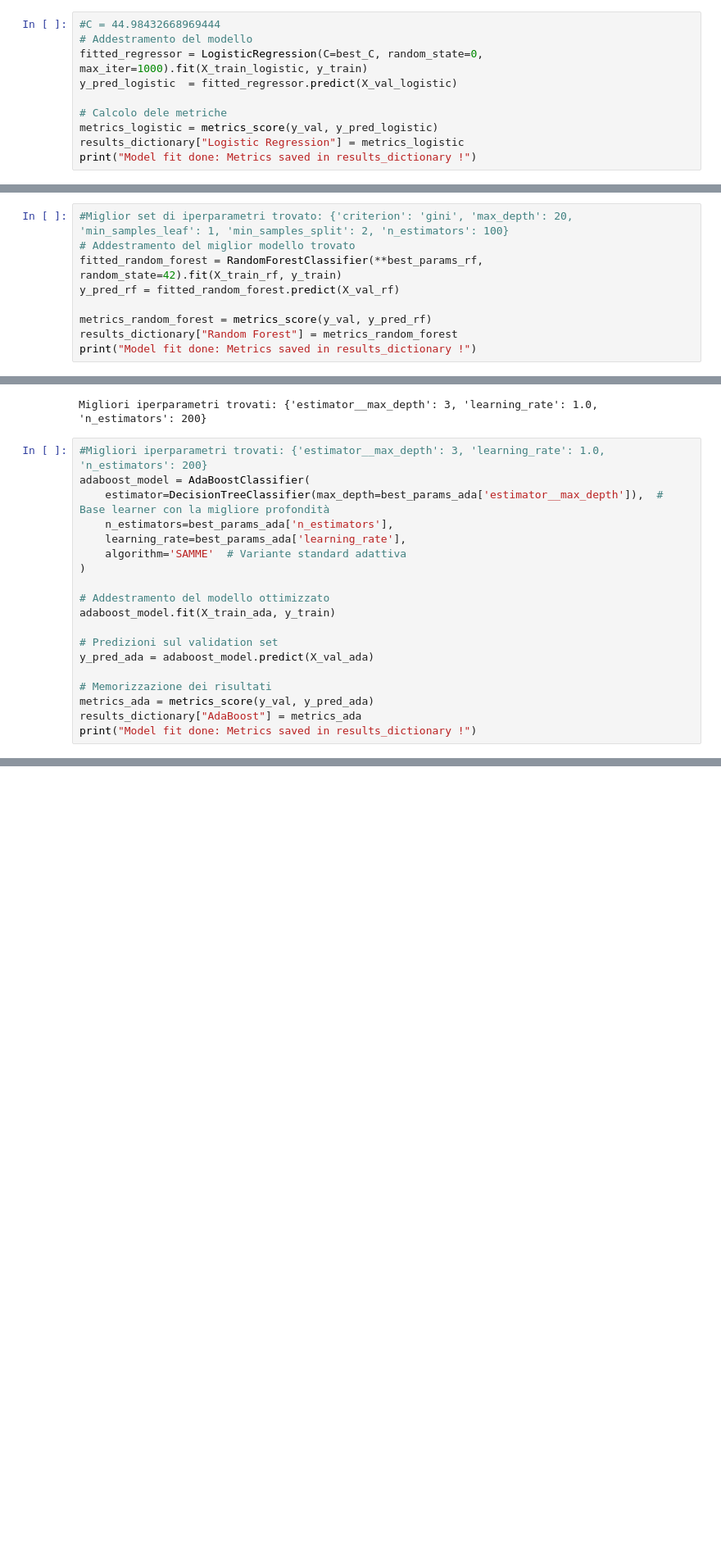
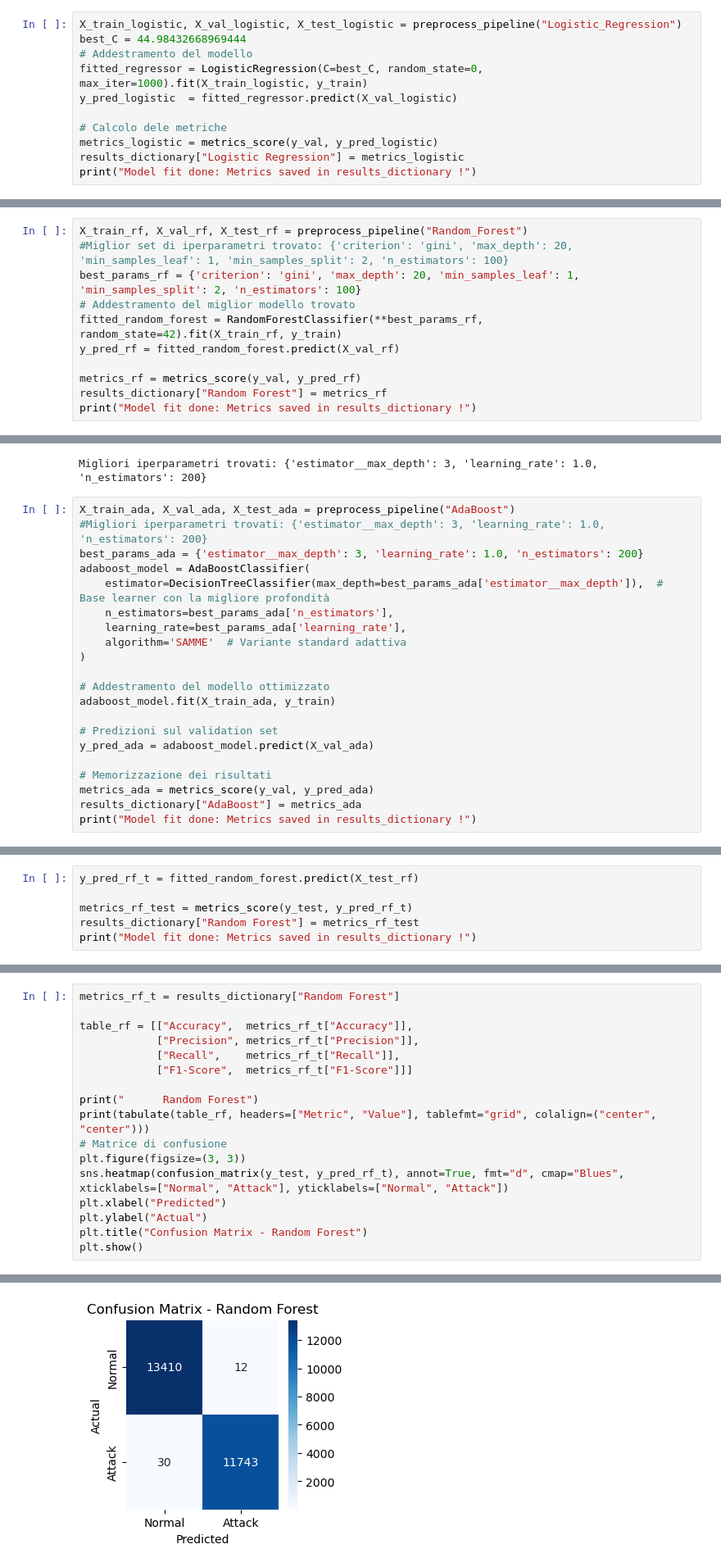
Before and after one commit to Alessio1100/ML_Intrusion_Detection, a Jupyter notebook: Intrusion_Detection_Binary.ipynb, the cells around one changed output, grey strips where cells are left out. Shown at 82% size. Saved outputs shown, nothing was run; the diff lists cells and outputs as text; blank space fills up the shorter version.

```diff
--- a/Intrusion_Detection_Binary.ipynb
+++ b/Intrusion_Detection_Binary.ipynb
@@ -778,7 +727,8 @@ print(f"Miglior valore di C trovato: {best_C}")
 Fitting 10 folds for each of 50 candidates, totalling 500 fits
 Miglior valore di C trovato: 44.98432668969444
 # %%
-#C = 44.98432668969444
+X_train_logistic, X_val_logistic, X_test_logistic = preprocess_pipeline("Logistic_Regression")
+best_C = 44.98432668969444
 # Addestramento del modello
 fitted_regressor = LogisticRegression(C=best_C, random_state=0, max_iter=1000).fit(X_train_logistic, y_train)
 y_pred_logistic  = fitted_regressor.predict(X_val_logistic)
@@ -869,11 +821,13 @@ Precision: 0.9987
 Recall: 0.9987
 F1-Score: 0.9987
 # %%
+X_train_rf, X_val_rf, X_test_rf = preprocess_pipeline("Random_Forest")
 #Miglior set di iperparametri trovato: {'criterion': 'gini', 'max_depth': 20, 'min_samples_leaf': 1, 'min_samples_split': 2, 'n_estimators': 100}
+best_params_rf = {'criterion': 'gini', 'max_depth': 20, 'min_samples_leaf': 1, 'min_samples_split': 2, 'n_estimators': 100}
 # Addestramento del miglior modello trovato
 fitted_random_forest = RandomForestClassifier(**best_params_rf, random_state=42).fit(X_train_rf, y_train)
 y_pred_rf = fitted_random_forest.predict(X_val_rf)
 
-metrics_random_forest = metrics_score(y_val, y_pred_rf)
-results_dictionary["Random Forest"] = metrics_random_forest
+metrics_rf = metrics_score(y_val, y_pred_rf)
+results_dictionary["Random Forest"] = metrics_rf
 print("Model fit done: Metrics saved in results_dictionary !")
@@ -946,7 +902,9 @@ print("Migliori iperparametri trovati:", best_params_ada)
 Fitting 5 folds for each of 27 candidates, totalling 135 fits
 Migliori iperparametri trovati: {'estimator__max_depth': 3, 'learning_rate': 1.0, 'n_estimators': 200}
 # %%
+X_train_ada, X_val_ada, X_test_ada = preprocess_pipeline("AdaBoost")
 #Migliori iperparametri trovati: {'estimator__max_depth': 3, 'learning_rate': 1.0, 'n_estimators': 200}
+best_params_ada = {'estimator__max_depth': 3, 'learning_rate': 1.0, 'n_estimators': 200}
 adaboost_model = AdaBoostClassifier(
     estimator=DecisionTreeClassifier(max_depth=best_params_ada['estimator__max_depth']),  # Base learner con la migliore profondità
     n_estimators=best_params_ada['n_estimators'],
@@ -1029,0 +989,6 @@ plt.show()
+# %%
+y_pred_rf_t = fitted_random_forest.predict(X_test_rf)
+
+metrics_rf_test = metrics_score(y_test, y_pred_rf_t)
+results_dictionary["Random Forest"] = metrics_rf_test
+print("Model fit done: Metrics saved in results_dictionary !")
@@ -1029,0 +997,18 @@ plt.show()
+# %%
+metrics_rf_t = results_dictionary["Random Forest"]
+
+table_rf = [["Accuracy",  metrics_rf_t["Accuracy"]],
+            ["Precision", metrics_rf_t["Precision"]],
+            ["Recall",    metrics_rf_t["Recall"]],
+            ["F1-Score",  metrics_rf_t["F1-Score"]]]
+
+print("      Random Forest")
+print(tabulate(table_rf, headers=["Metric", "Value"], tablefmt="grid", colalign=("center", "center")))
+# Matrice di confusione
+plt.figure(figsize=(3, 3))
+sns.heatmap(confusion_matrix(y_test, y_pred_rf_t), annot=True, fmt="d", cmap="Blues", xticklabels=["Normal", "Attack"], yticklabels=["Normal", "Attack"])
+plt.xlabel("Predicted")
+plt.ylabel("Actual")
+plt.title("Confusion Matrix - Random Forest")
+plt.show()
+# %% [output]
@@ -1029,0 +1027 @@ plt.show()
+[figure, added]
```
Also changed, not shown: parts of 23 cells of this notebook.
